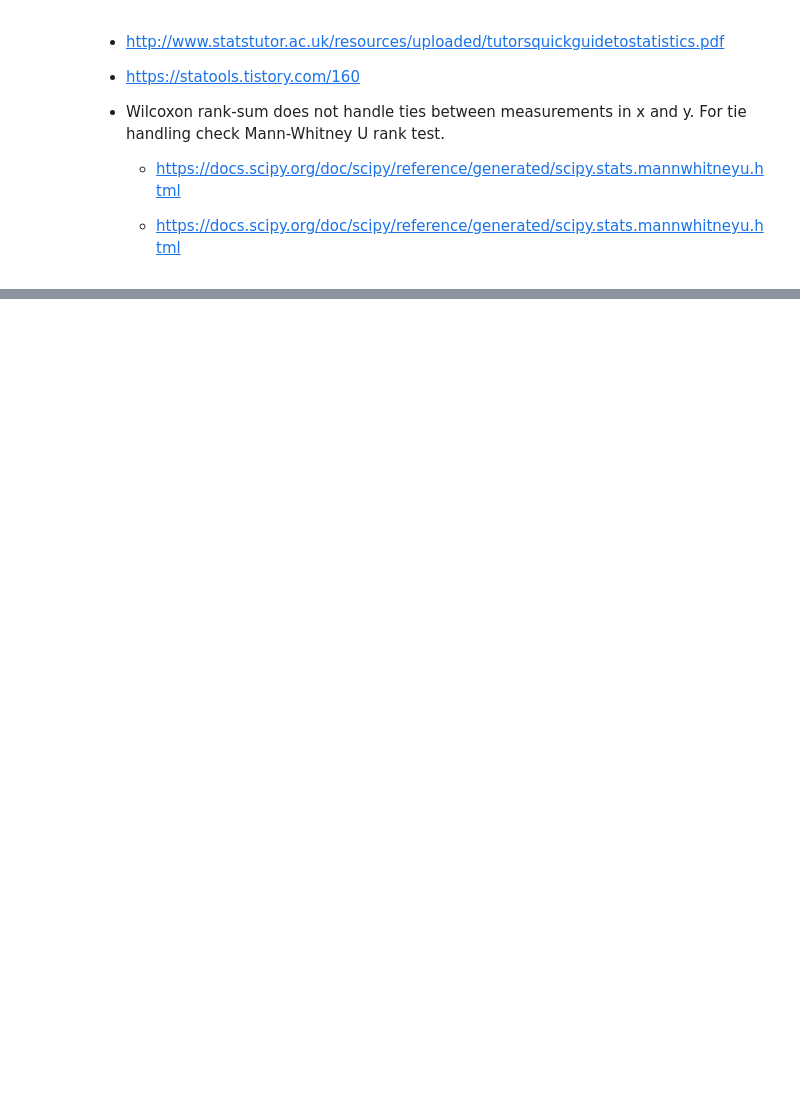
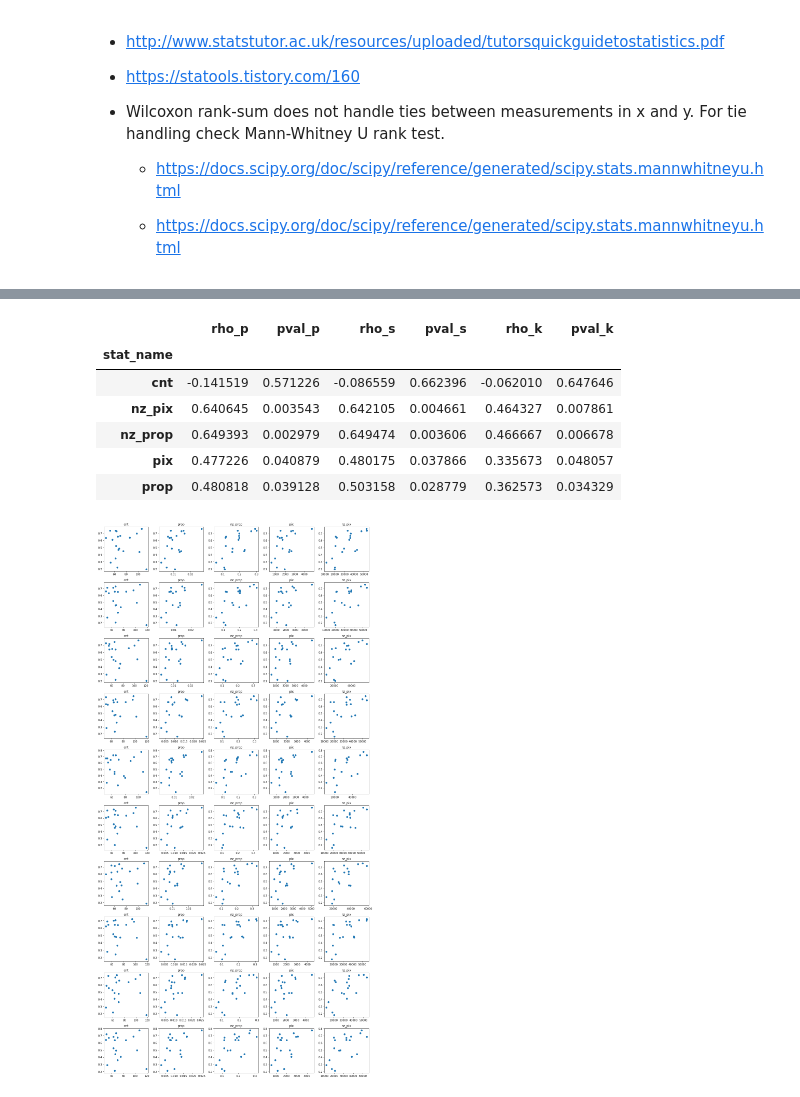
Before and after one commit to NamSahng/imbalance_segmentation, a Jupyter notebook: src/exercise_notebooks/check_result_2.ipynb, the cells around one changed output, grey strips where cells are left out. Drawn from its saved outputs; the diff is of its cells as text; code cells hidden in the pictures; blank space fills up the shorter version.

```diff
--- a/src/exercise_notebooks/check_result_2.ipynb
+++ b/src/exercise_notebooks/check_result_2.ipynb
@@ -365,0 +436,59 @@ corr_df.groupby('stat_name')[['rho_p', 'pval_p', 'rho_s', 'pval_s', 'rho_k', 'pv
+# %%
+check_corr_df = result_df[(result_df.configs == 'FALSE_random_x2_FALSE_none') |
+                          (result_df.configs == 'FALSE_mskf_x2_FALSE_none')]
+
+
+label_cols = ['aeroplane', 'bicycle', 'bird', 'boat', 'bottle', 'bus', 'car', 'cat',
+'chair', 'cow', 'diningtable', 'dog', 'horse', 'motorbike', 'person',
+'pottedplant', 'sheep', 'sofa', 'train', 'tvmonitor', 'background']
+
+label_cols = [i for i in label_cols if (i != 'background') and (i != 'person')]
+
+cnt_cols = [f'{i}_cnt' for i in label_cols]
+prop_cols = [f'{i}_prop' for i in label_cols]
+nz_prop_cols = [f'{i}_nz_prop' for i in label_cols]
+pixel_cols = [f'{i}_pix' for i in label_cols]
+nz_pixel_cols = [f'{i}_nz_pix' for i in label_cols]
+
+
+cols_group = [cnt_cols,
+                prop_cols,
+                nz_prop_cols,
+                pixel_cols,
+                nz_pixel_cols]
+
+result = []
+
+dummy_cnt = 1
+
+fig = plt.figure(figsize=(15, 30))
+
+for i in range(len(check_corr_df)):
+    for cols in cols_group:
+        col_name = '_'.join(cols[0].split('_')[1:])
+        x = check_corr_df[cols].iloc[i].values
+        y = check_corr_df[label_cols].iloc[i].values
+        rho_p, pval_p = stats.pearsonr(x,y)
+        rho_s, pval_s = stats.spearmanr(x,y)
+        rho_k, pval_k = stats.kendalltau(x,y)
+        result.append([col_name, i, rho_p, pval_p, rho_s, pval_s, rho_k, pval_k, x, y ])
+
+        ax = fig.add_subplot(10,5,dummy_cnt)
+        ax.scatter(x,y)
+        ax.set_title(col_name)
+
+        dummy_cnt +=1
+plt.tight_layout()
+
+corr_df = pd.DataFrame(result)
+corr_df.columns = ['stat_name', 'random_state', 'rho_p', 'pval_p', 'rho_s', 'pval_s', 'rho_k', 'pval_k', 'class_data_stat', 'class_IoU']
+display(corr_df.groupby('stat_name')[['rho_p', 'pval_p', 'rho_s', 'pval_s', 'rho_k', 'pval_k']].mean())
+# %% [output]
+|  | rho_p | pval_p | rho_s | pval_s | rho_k | pval_k |
+| stat_name |  |  |  |  |  |  |
+| cnt | -0.141519 | 0.571226 | -0.086559 | 0.662396 | -0.062010 | 0.647646 |
+| nz_pix | 0.640645 | 0.003543 | 0.642105 | 0.004661 | 0.464327 | 0.007861 |
+| nz_prop | 0.649393 | 0.002979 | 0.649474 | 0.003606 | 0.466667 | 0.006678 |
+| pix | 0.477226 | 0.040879 | 0.480175 | 0.037866 | 0.335673 | 0.048057 |
+| prop | 0.480818 | 0.039128 | 0.503158 | 0.028779 | 0.362573 | 0.034329 |
+[figure, added]
```
Also changed, not shown: parts of 19 cells of this notebook.
